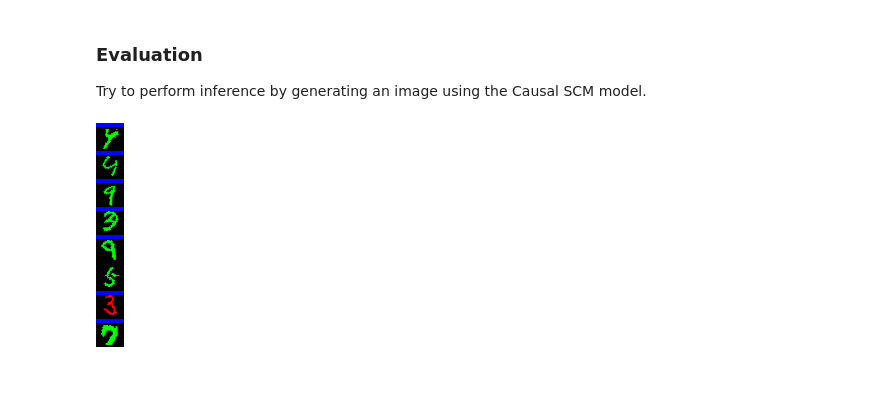
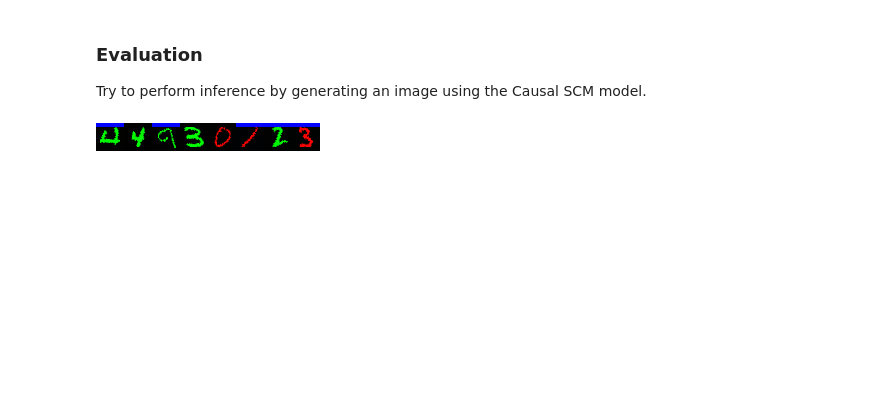
Before and after one commit to athmihir/Causal-Diffusion-Model, a Jupyter notebook: mnist.ipynb, the cells around one changed output. Drawn from its saved outputs; the diff is of its cells as text; code cells hidden in the pictures; blank space fills up the shorter version.

```diff
--- a/mnist.ipynb
+++ b/mnist.ipynb
@@ -216,27 +197,27 @@ Try to perform inference by generating an image using the Causal SCM model.
 # %%
 cim.eval()
 # Create random noise
 latents = torch.rand((BATCH_SIZE, IMAGE_CHANNELS, IMAGE_RESOLUTION, IMAGE_RESOLUTION)).to(DEVICE) * noise_scheduler.init_noise_sigma
 # The original image we set to random during generation
 # I = torch.rand(8, IMAGE_CHANNELS, IMAGE_RESOLUTION, IMAGE_RESOLUTION).to(DEVICE)
 I = x_sample_batch.to(DEVICE)
 
 # Sampling loop
 noise_scheduler.set_timesteps(1000)  # Adjust steps as needed
 reset_scm = True
 for t in noise_scheduler.timesteps:
     with torch.no_grad():
         noise_pred, gen_factors, ae_factors = cim(I, latents, t, vertex_order, reset_scm=reset_scm)
         reset_scm = False # After the first generation, we reuse the scm.
     latents = noise_scheduler.step(noise_pred, t, latents).prev_sample
 
 # Decode from the latent space into the image space
 pred_image = latents
 image_list = [image for image in pred_image]
-new_image = torch.cat(image_list, dim=1)
+new_image = torch.cat(image_list, dim=2)
 visualize_image(new_image)
 # %% [output]
-[figure, old version]
+[figure, new version]
 # %% [markdown]
 ###
 # %%
```
Also changed, not shown: parts of 8 cells of this notebook.
